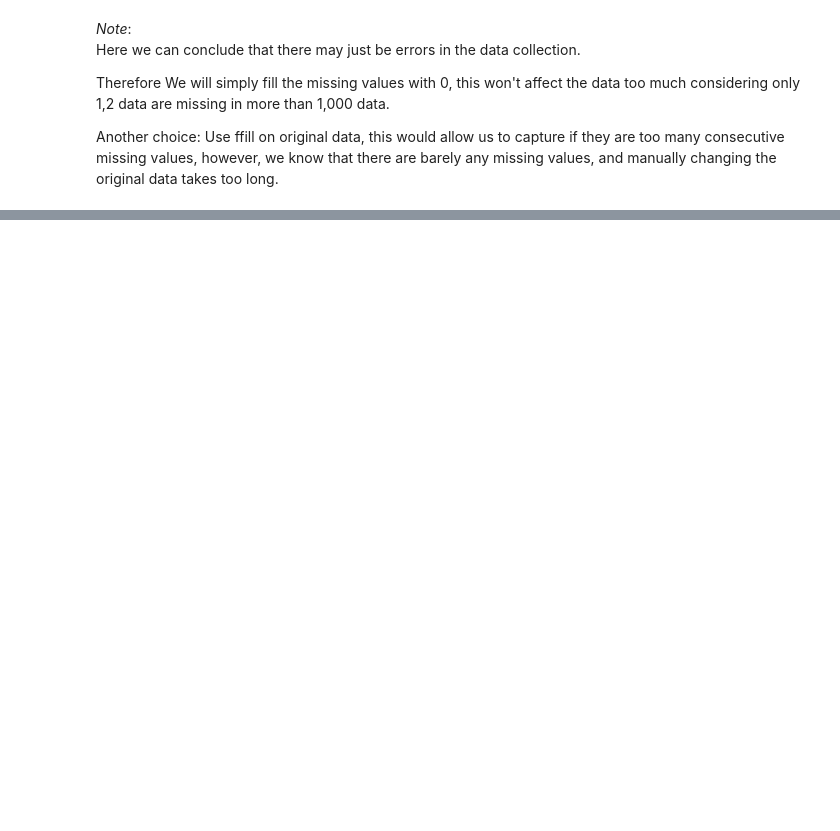
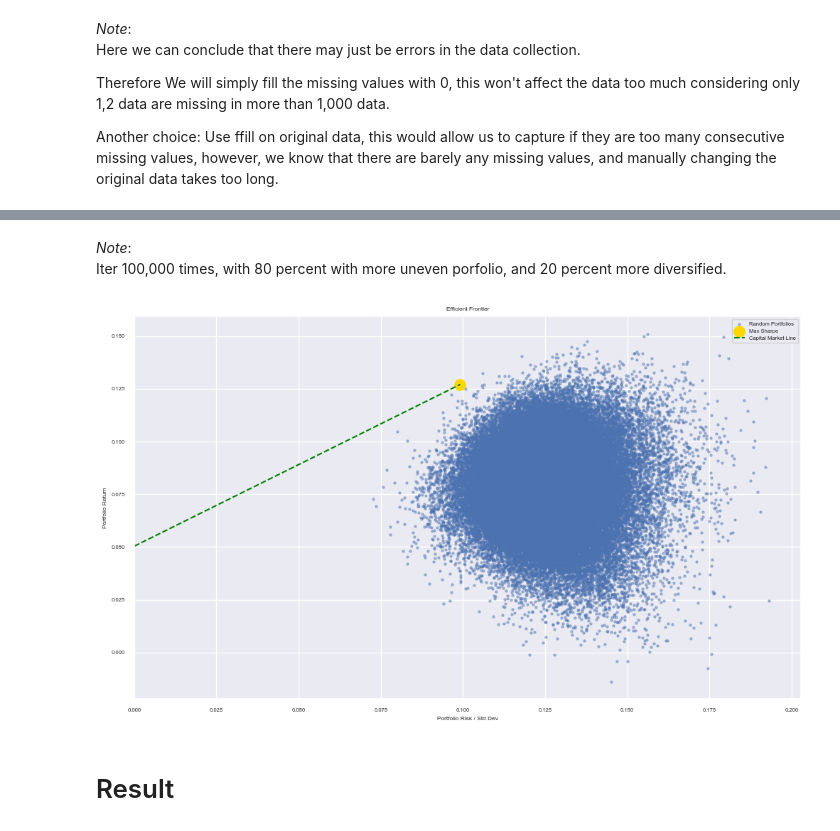
Before and after one commit to craizychicken/Portfolio_Theory, a Jupyter notebook: main.ipynb, the cells around one changed output, grey strips where cells are left out. Drawn from its saved outputs; the diff is of its cells as text; code cells hidden in the pictures; blank space fills up the shorter version.

```diff
--- a/main.ipynb
+++ b/main.ipynb
@@ -172,0 +291,59 @@ return_df.fillna(0, inplace=True)
+# %% [markdown]
+*Note*:\
+Iter 100,000 times, with 80 percent with more uneven porfolio, and 20 percent more diversified.
+# %%
+# Using 100000 random iterations
+n = 100000
+returns = []
+stds = []
+w = []
+
+for i in range(n):
+    alpha = 0.4 if i<n*0.8 else 5 #displays difference between more and less concentrated portfolios
+    weights = weights_maker(return_df.columns, alpha=alpha)
+    w.append(weights)
+    returns.append(port_return(weights))
+    stds.append(port_std(weights))
+# %%
+results_df = pd.DataFrame({
+    "risk": stds,
+    "return": returns
+})
+
+# Max Sharpe portfolio
+rf = 0.0504  # risk-free rate in Australia
+results_df["sharpe"] = (results_df["return"] - rf) / results_df["risk"]
+max_sharpe_idx = results_df["sharpe"].idxmax()
+max_sharpe = results_df.loc[max_sharpe_idx]
+
+# Plot
+fig, ax = plt.subplots(figsize=(10, 6))
+
+ax.scatter(results_df["risk"], results_df["return"], s=5, alpha=0.4, label="Random Portfolios")
+
+ax.scatter(
+    max_sharpe["risk"],
+    max_sharpe["return"],
+    color="gold",
+    s=120,
+    label="Max Sharpe"
+)
+
+# Capital Market Line
+x = np.array([0, max_sharpe["risk"]])
+y = rf + (max_sharpe["sharpe"]) * x
+
+ax.plot(x, y, linestyle="--", color="green", label="Capital Market Line")
+
+ax.set_xlabel("Portfolio Risk / Std Dev")
+ax.set_ylabel("Portfolio Return")
+ax.set_title("Efficient Frontier")
+ax.legend()
+ax.set_xlim(0)
+
+fig.tight_layout()
+fig.savefig("efficient_frontier.png", dpi=300, bbox_inches="tight")
+# %% [output]
+[figure, added]
+# %% [markdown]
+# Result
```
Also changed, not shown: parts of 24 cells of this notebook, 3 other files.
